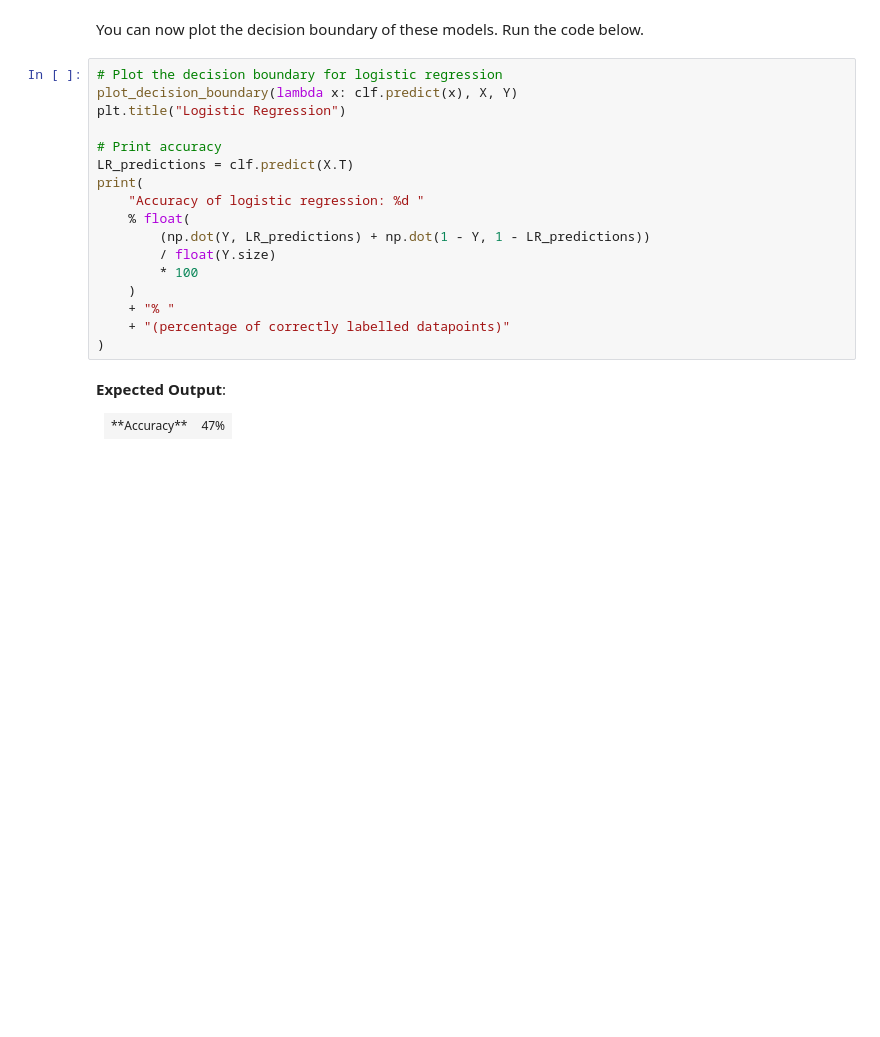
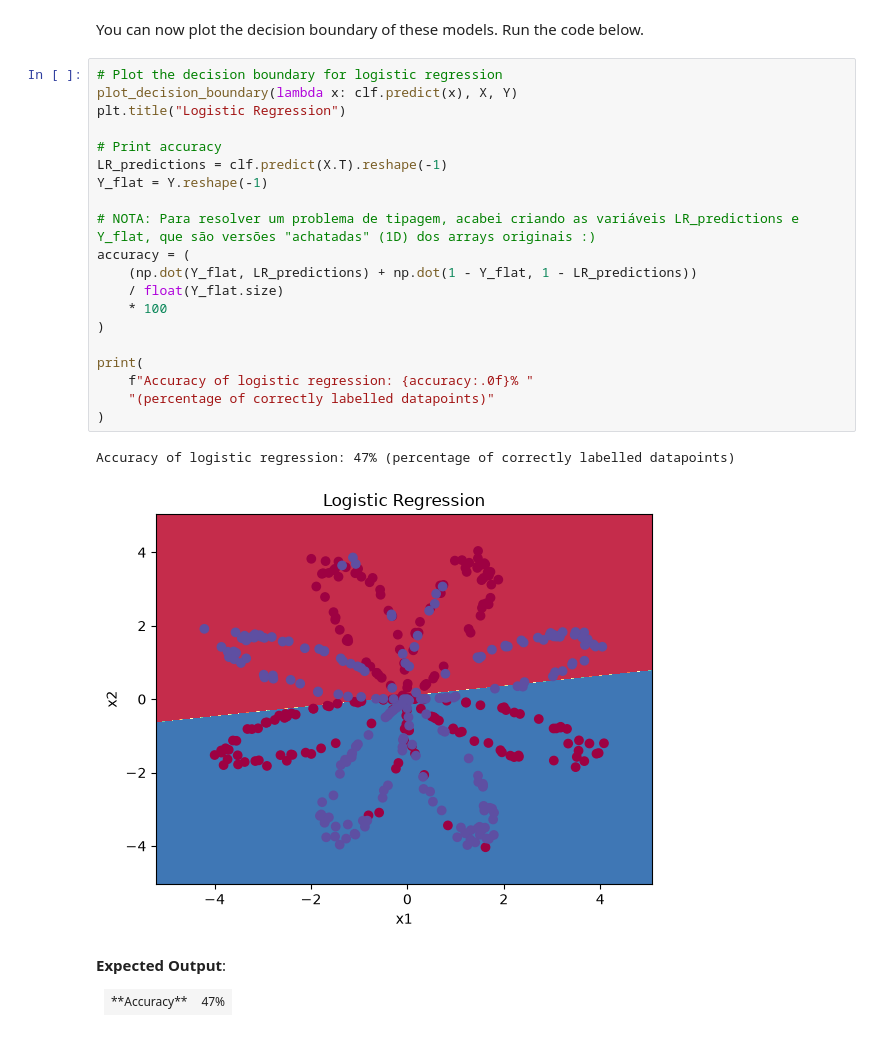
Before and after one commit to theduardomaciel/cc-dl, a Jupyter notebook: tasks/task-04-planar-data-classification/task4.ipynb, the cells around one changed output. Drawn from its saved outputs; the diff is of its cells as text; blank space fills up the shorter version.

```diff
--- a/tasks/task-04-planar-data-classification/task4.ipynb
+++ b/tasks/task-04-planar-data-classification/task4.ipynb
@@ -299,20 +303,26 @@ You can now plot the decision boundary of these models. Run the code below.
 # %%
 # Plot the decision boundary for logistic regression
 plot_decision_boundary(lambda x: clf.predict(x), X, Y)
 plt.title("Logistic Regression")
 
 # Print accuracy
-LR_predictions = clf.predict(X.T)
+LR_predictions = clf.predict(X.T).reshape(-1)
+Y_flat = Y.reshape(-1)
+
+# NOTA: Para resolver um problema de tipagem, acabei criando as variáveis LR_predictions e Y_flat, que são versões "achatadas" (1D) dos arrays originais :)
+accuracy = (
+    (np.dot(Y_flat, LR_predictions) + np.dot(1 - Y_flat, 1 - LR_predictions))
+    / float(Y_flat.size)
+    * 100
+)
+
 print(
-    "Accuracy of logistic regression: %d "
-    % float(
-        (np.dot(Y, LR_predictions) + np.dot(1 - Y, 1 - LR_predictions))
-        / float(Y.size)
-        * 100
-    )
-    + "% "
-    + "(percentage of correctly labelled datapoints)"
+    f"Accuracy of logistic regression: {accuracy:.0f}% "
+    "(percentage of correctly labelled datapoints)"
 )
+# %% [output]
+Accuracy of logistic regression: 47% (percentage of correctly labelled datapoints)
+[figure, added]
 # %% [markdown]
 **Expected Output**:
 
```
Also changed, not shown: parts of 16 cells of this notebook.
